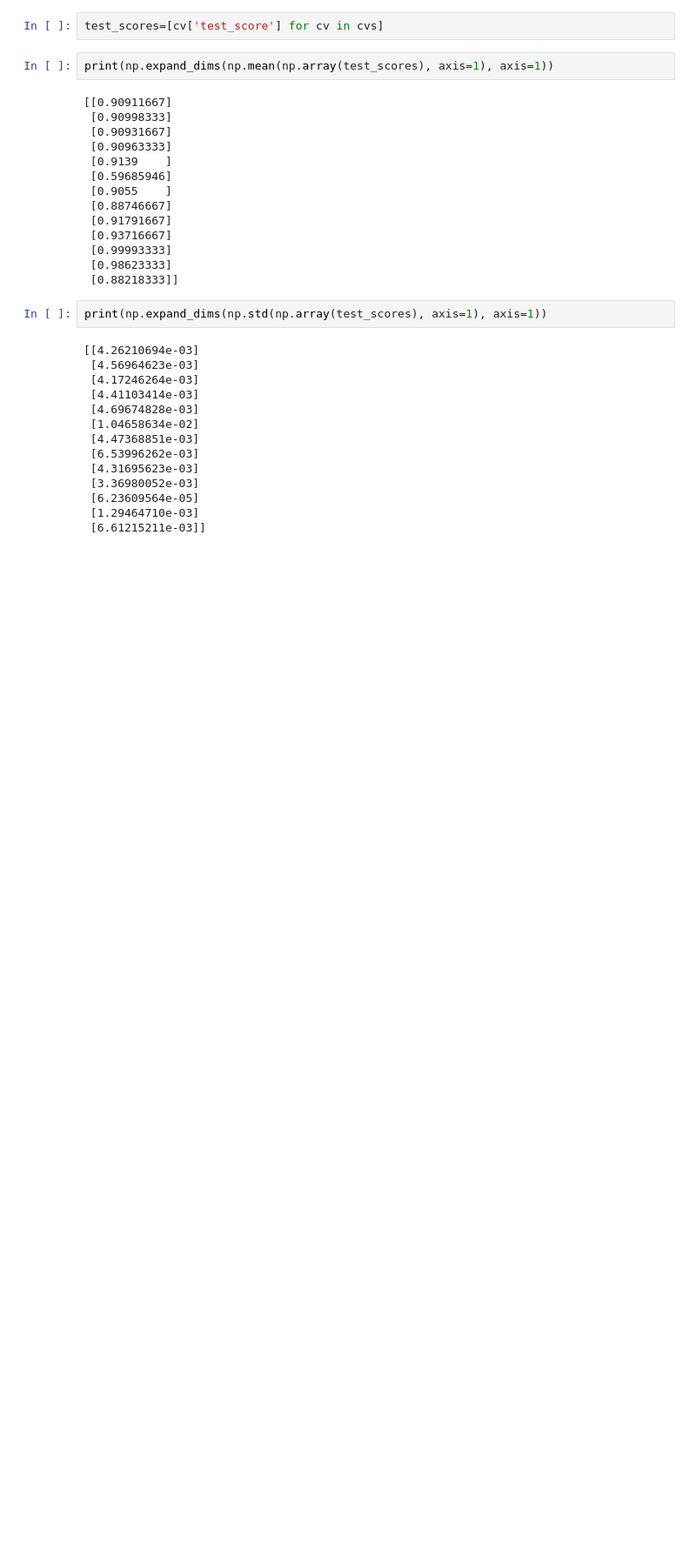
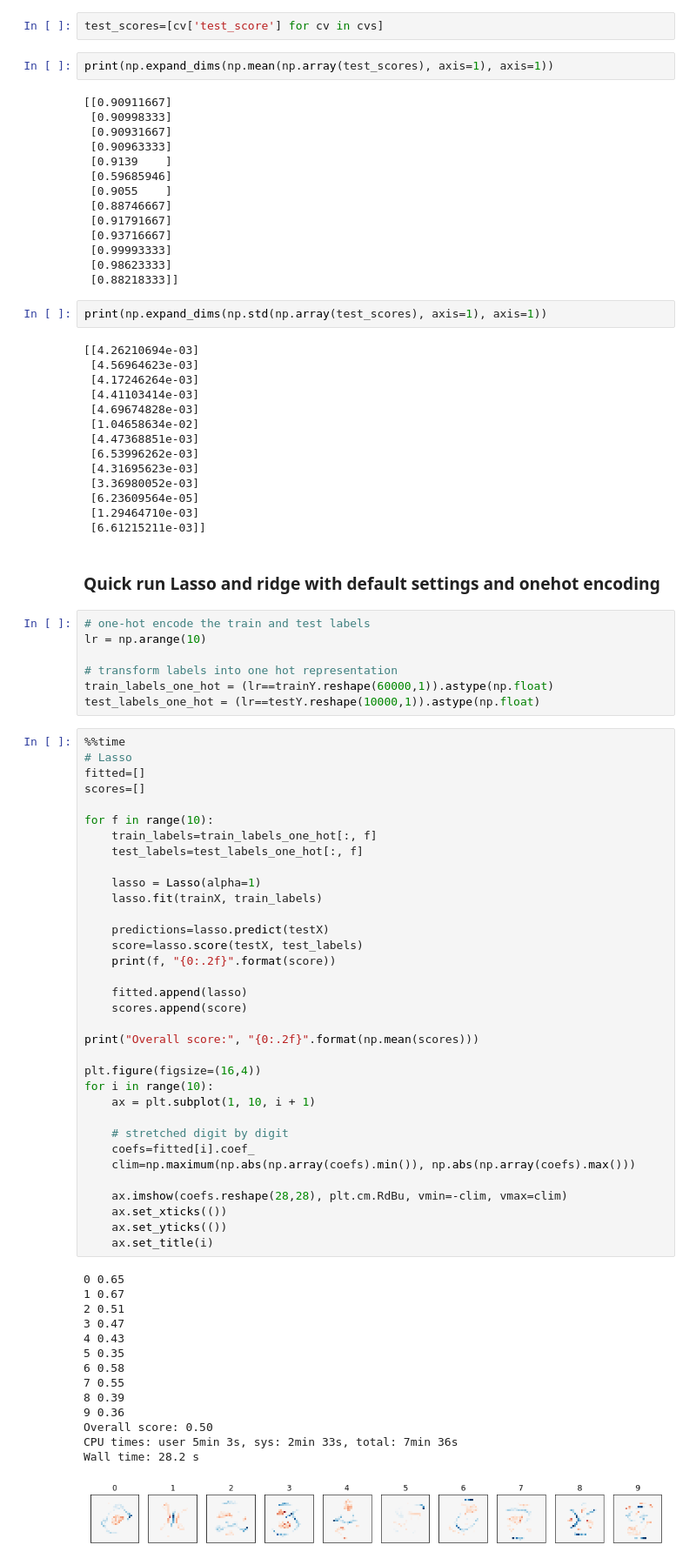
Before and after one commit to jmichellehu/ComplexSystems_AMATH563, a Jupyter notebook: hw1/AMATH563_hw1.ipynb, the cells around one changed output. Shown at 87% size. Saved outputs shown, nothing was run; the diff lists cells and outputs as text; blank space fills up the shorter version.

Commit message:
hw1/AMATH563_hw1.ipynb: add lasso, ridge and elasticnet examples

```diff
--- a/hw1/AMATH563_hw1.ipynb
+++ b/hw1/AMATH563_hw1.ipynb
@@ -990,3 +990,61 @@ print(np.expand_dims(np.std(np.array(test_scores), axis=1), axis=1))
  [6.23609564e-05]
  [1.29464710e-03]
  [6.61215211e-03]]
+# %% [markdown]
+### Quick run Lasso and ridge with default settings and onehot encoding
+# %%
+# one-hot encode the train and test labels
+lr = np.arange(10)
+
+# transform labels into one hot representation
+train_labels_one_hot = (lr==trainY.reshape(60000,1)).astype(np.float)
+test_labels_one_hot = (lr==testY.reshape(10000,1)).astype(np.float)
+# %%
+%%time
+# Lasso
+fitted=[]
+scores=[]
+
+for f in range(10):
+    train_labels=train_labels_one_hot[:, f]
+    test_labels=test_labels_one_hot[:, f]
+
+    lasso = Lasso(alpha=1)
+    lasso.fit(trainX, train_labels)
+
+    predictions=lasso.predict(testX)
+    score=lasso.score(testX, test_labels)
+    print(f, "{0:.2f}".format(score))
+
+    fitted.append(lasso)
+    scores.append(score)
+
+print("Overall score:", "{0:.2f}".format(np.mean(scores)))
+
+plt.figure(figsize=(16,4))
+for i in range(10):
+    ax = plt.subplot(1, 10, i + 1)
+
+    # stretched digit by digit
+    coefs=fitted[i].coef_
+    clim=np.maximum(np.abs(np.array(coefs).min()), np.abs(np.array(coefs).max()))
+
+    ax.imshow(coefs.reshape(28,28), plt.cm.RdBu, vmin=-clim, vmax=clim)
+    ax.set_xticks(())
+    ax.set_yticks(())
+    ax.set_title(i)
+# %% [output]
+0 0.65
+1 0.67
+2 0.51
+3 0.47
+4 0.43
+5 0.35
+6 0.58
+7 0.55
+8 0.39
+9 0.36
+Overall score: 0.50
+CPU times: user 5min 3s, sys: 2min 33s, total: 7min 36s
+Wall time: 28.2 s
+[figure, added]
```
Also changed, not shown: parts of 2 cells of this notebook.
